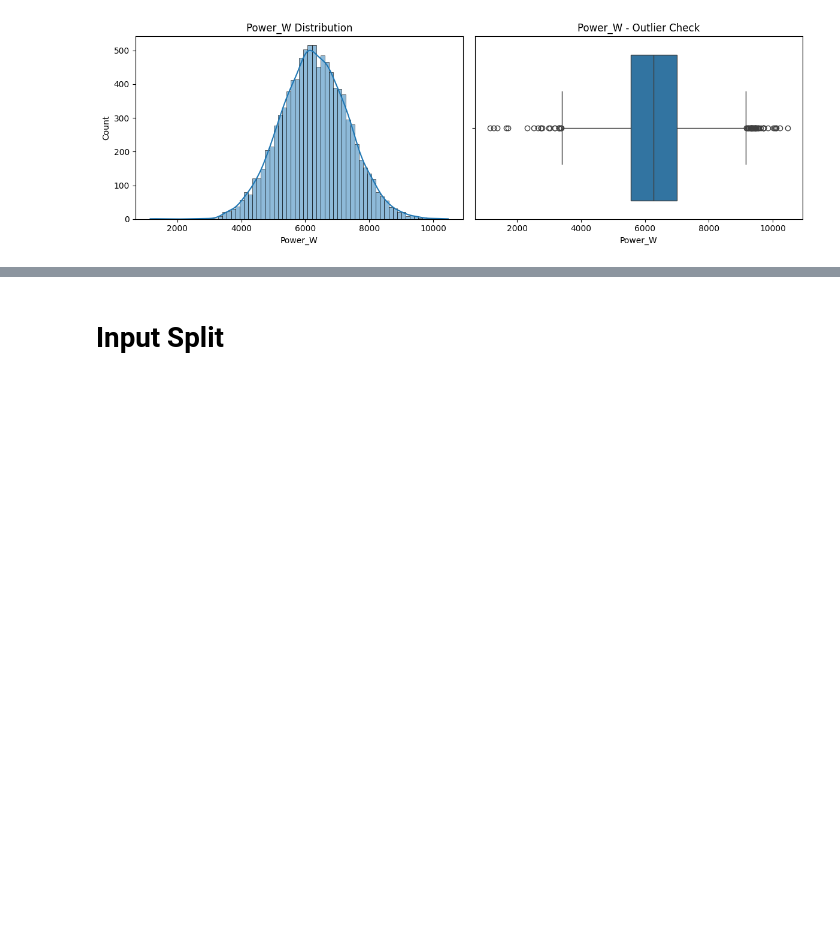
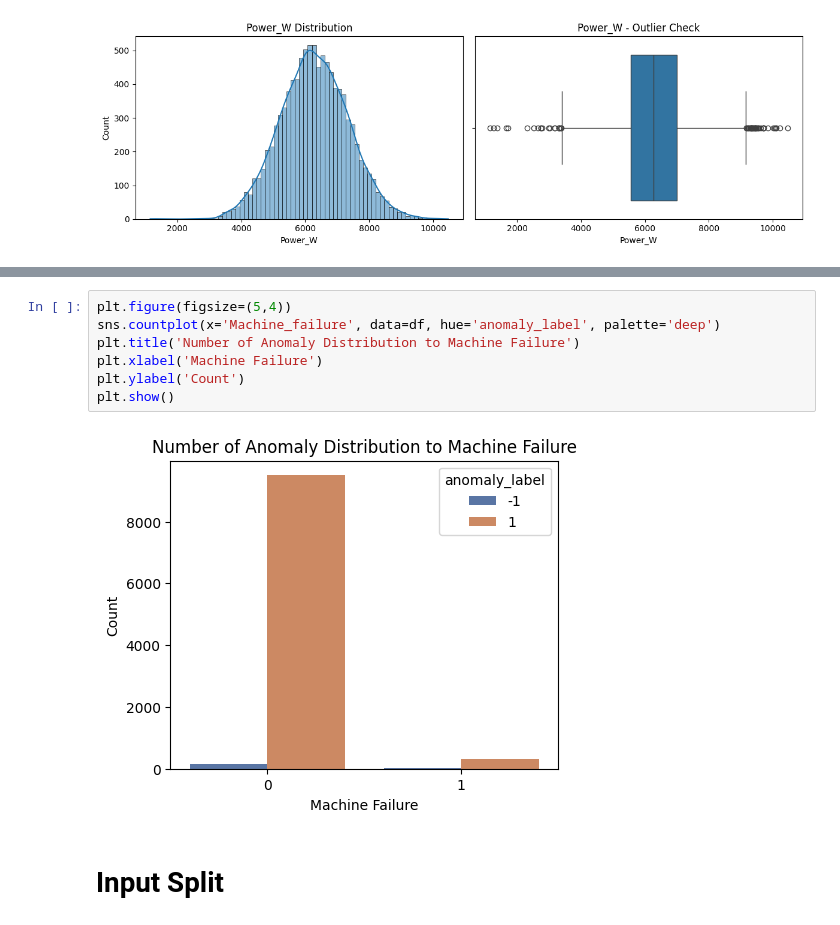
Before and after one commit to AkalaponCh/Machine-Learning, a Jupyter notebook: Machine Failure Prediction using Supervised Learning/Predictive_Maintenance_Dataset_Classification.ipynb, the cells around one changed output, grey strips where cells are left out. Drawn from its saved outputs; the diff is of its cells as text; blank space fills up the shorter version.

```diff
--- a/Machine Failure Prediction using Supervised Learning/Predictive_Maintenance_Dataset_Classification.ipynb
+++ b/Machine Failure Prediction using Supervised Learning/Predictive_Maintenance_Dataset_Classification.ipynb
@@ -253,3 +234,12 @@ Examples of detected anomalies in Temperature Differential:
+# %%
+plt.figure(figsize=(5,4))
+sns.countplot(x='Machine_failure', data=df, hue='anomaly_label', palette='deep')
+plt.title('Number of Anomaly Distribution to Machine Failure')
+plt.xlabel('Machine Failure')
+plt.ylabel('Count')
+plt.show()
+# %% [output]
+[figure, added]
 # %% [markdown]
 # **Input Split**
 # %%
```
Also changed, not shown: parts of 10 cells of this notebook.
